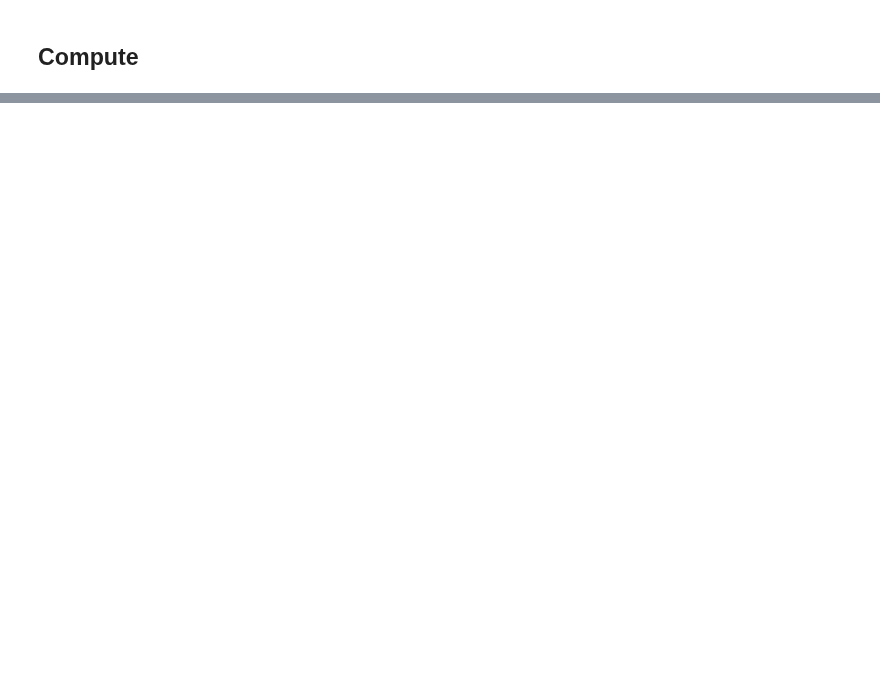
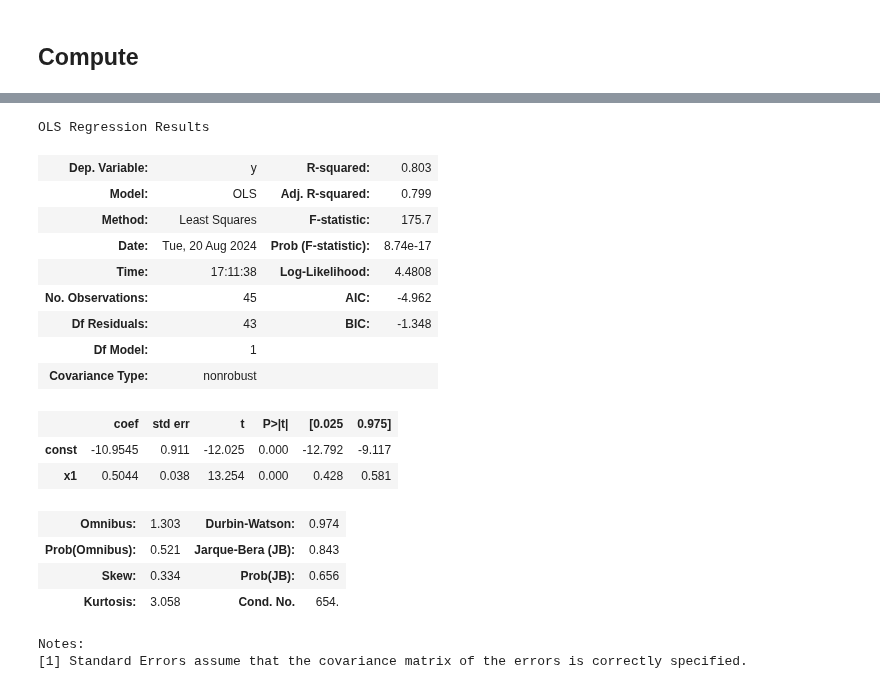
Before and after one commit to epoch-research/open-model-trends, a Jupyter notebook: benchmark_analysis.ipynb, the cells around one changed output, grey strips where cells are left out. Drawn from its saved outputs; the diff is of its cells as text; code cells hidden in the pictures; blank space fills up the shorter version.

Commit message:
Compare open/closed to new/old regression

```diff
--- a/benchmark_analysis.ipynb
+++ b/benchmark_analysis.ipynb
@@ -550,6 +552,7 @@ x_limits = {
   'MMLU': [1e20, 1e26],
   'GSM1k': [1e20, 1e26],
   'GPQA': [1e23, 1e26],
+  'BBH': [1e20, 1e26],
   'SEAL Math': [1e23, 1e26],
   'SEAL Coding': [1e23, 1e26],
   'LMSys Elo': [1e22, 1e26],
@@ -699,2 +664,0 @@ import itertools
-# %%
-df['log_compute'] = np.log10(df['Training compute (FLOP)'])
@@ -905,0 +665,22 @@ print(target_flop - matching_flop)
+# %%
+bench = 'MMLU'
+reg_df = df[~(df['System'] == 'Random chance')]
+if non_suspects_only:
+  if bench == 'GPQA':
+    # GPQA was released November 20, 2023
+    old_df = reg_df[reg_df['Before November 2023'] == 'Before']
+    new_df = reg_df[reg_df['Before November 2023'] == 'After']
+    new_df = new_df[new_df['Trust in benchmark results'] >= 0]
+    reg_df = pd.concat([old_df, new_df])
+  elif bench == 'MMLU':
+    reg_df = reg_df[reg_df['Trust in benchmark results'] >= 0]
+elif trusted_only:
+  reg_df = reg_df[reg_df['Trust in benchmark results'] > 0]
+# %%
+random_chance_level = df[df["System"]=="Random chance"][bench].values[0]
+# Filter out models that are not far above random chance level
+# This is a heuristic to find the changepoint
+filtered_reg_df = reg_df[reg_df[bench] > random_chance_level + 0.05]
+filtered_reg_df['log_compute'] = np.log10(filtered_reg_df['Training compute (FLOP)'])
+filtered_reg_df[bench + '_log_error'] = -np.log(1 - filtered_reg_df[bench])
+filtered_reg_df.dropna(subset=['log_compute', bench + '_log_error'], inplace=True)
@@ -905,0 +705,24 @@ print(target_flop - matching_flop)
+# %%
+# Single fit for all data
+model = fit_ols_regression(filtered_reg_df, ['log_compute'], bench + '_log_error')
+model.summary()
+# %% [output]
+OLS Regression Results
+| Dep. Variable: | y | R-squared: | 0.803 |
+| Model: | OLS | Adj. R-squared: | 0.799 |
+| Method: | Least Squares | F-statistic: | 175.7 |
+| Date: | Tue, 20 Aug 2024 | Prob (F-statistic): | 8.74e-17 |
+| Time: | 17:11:38 | Log-Likelihood: | 4.4808 |
+| No. Observations: | 45 | AIC: | -4.962 |
+| Df Residuals: | 43 | BIC: | -1.348 |
+| Df Model: | 1 |  |  |
+| Covariance Type: | nonrobust |  |  |
+|  | coef | std err | t | P>|t| | [0.025 | 0.975] |
+| const | -10.9545 | 0.911 | -12.025 | 0.000 | -12.792 | -9.117 |
+| x1 | 0.5044 | 0.038 | 13.254 | 0.000 | 0.428 | 0.581 |
+| Omnibus: | 1.303 | Durbin-Watson: | 0.974 |
+| Prob(Omnibus): | 0.521 | Jarque-Bera (JB): | 0.843 |
+| Skew: | 0.334 | Prob(JB): | 0.656 |
+| Kurtosis: | 3.058 | Cond. No. | 654. |
+Notes:
+[1] Standard Errors assume that the covariance matrix of the errors is correctly specified.
```
Also changed, not shown: parts of 27 cells of this notebook.
